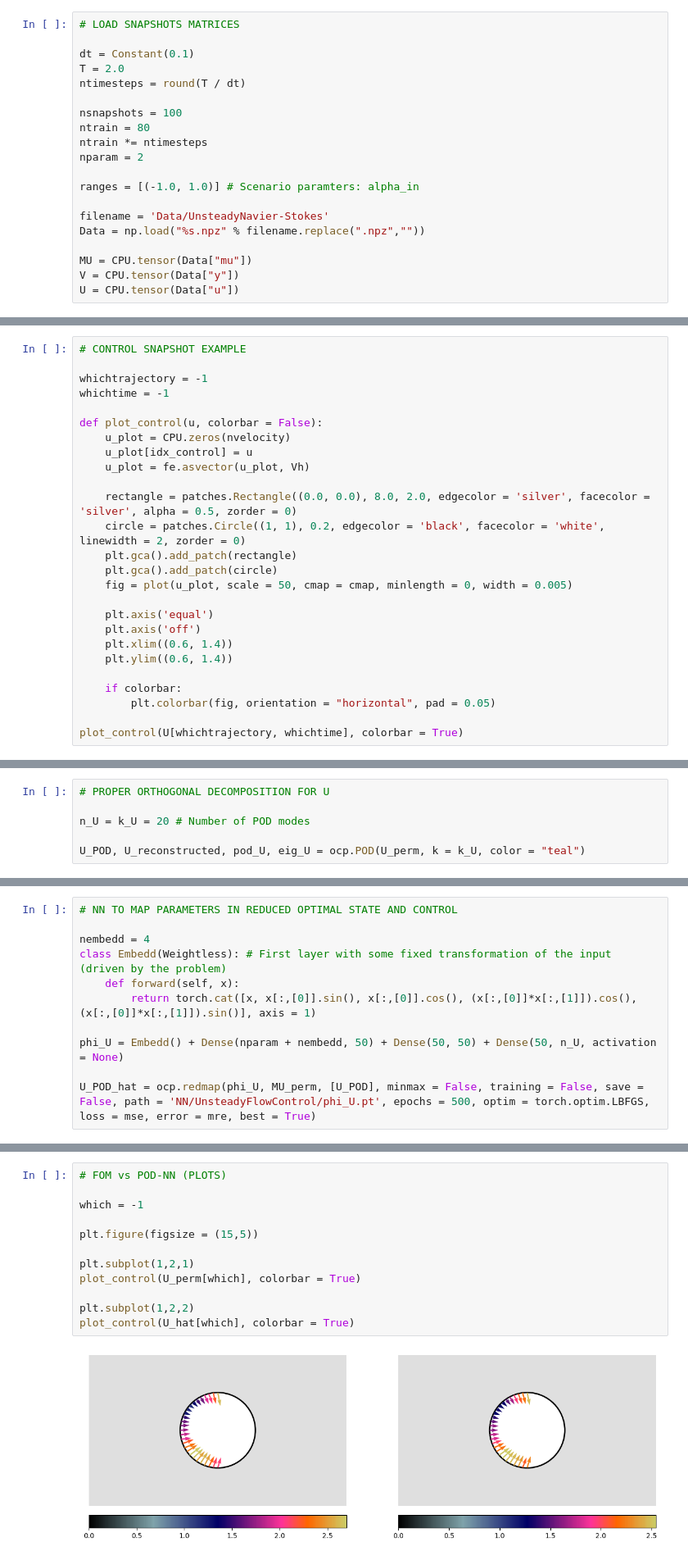
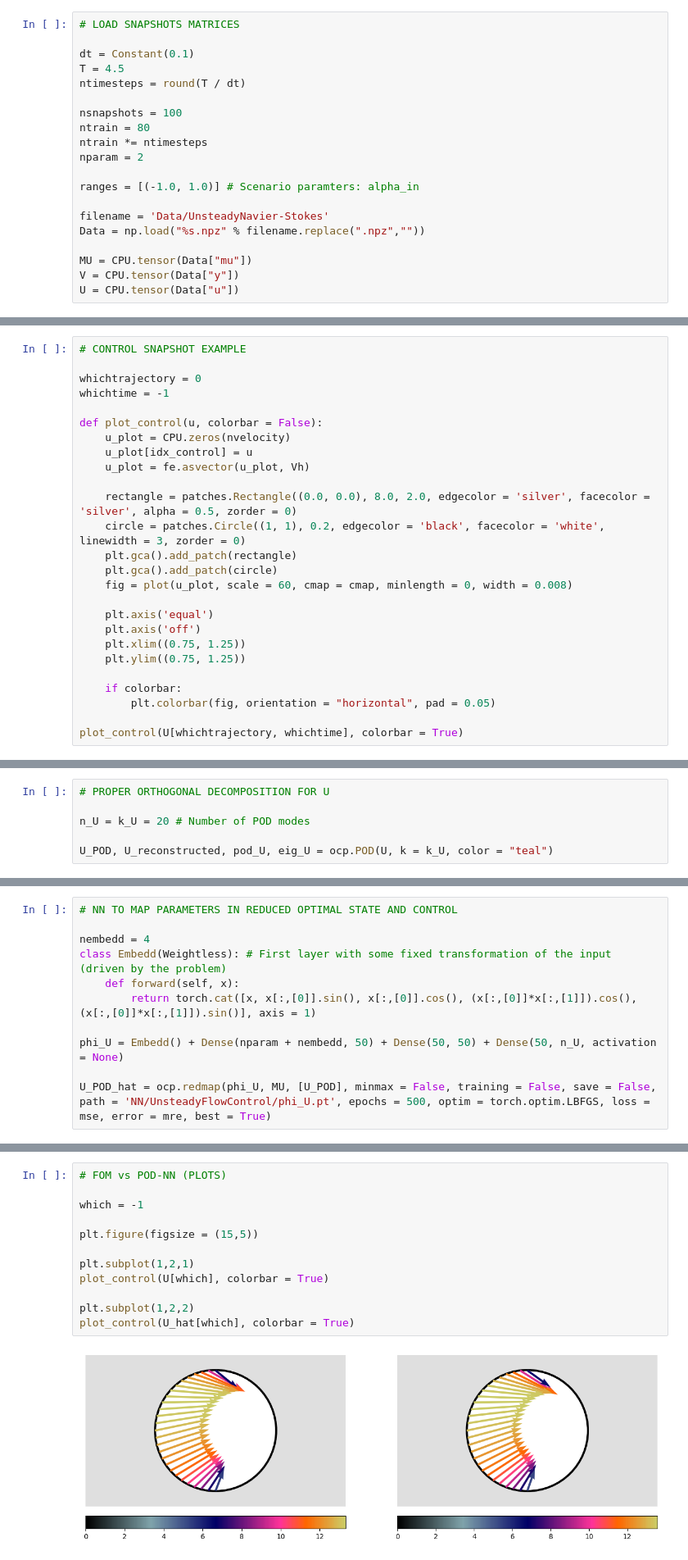
Before and after one commit to MatteoTomasetto/OCP-DL-ROM, a Jupyter notebook: UnsteadyFlowControl.ipynb, the cells around one changed output, grey strips where cells are left out. Shown at 82% size. Drawn from its saved outputs; the diff is of its cells as text.

```diff
--- a/UnsteadyFlowControl.ipynb
+++ b/UnsteadyFlowControl.ipynb
@@ -360,7 +360,7 @@ snapshots(nsnapshots, sampler, core = CPU, verbose = True, filename = 'Data/Unst
 # LOAD SNAPSHOTS MATRICES
 
 dt = Constant(0.1)
-T = 2.0
+T = 4.5
 ntimesteps = round(T / dt)
 
 nsnapshots = 100
@@ -449,7 +449,7 @@ trajectory_control(U[whichtrajectory])
 # %%
 # CONTROL SNAPSHOT EXAMPLE
 
-whichtrajectory = -1
+whichtrajectory = 0
 whichtime = -1
 
 def plot_control(u, colorbar = False):
@@ -458,15 +458,15 @@ def plot_control(u, colorbar = False):
     u_plot = fe.asvector(u_plot, Vh)
 
     rectangle = patches.Rectangle((0.0, 0.0), 8.0, 2.0, edgecolor = 'silver', facecolor = 'silver', alpha = 0.5, zorder = 0)
-    circle = patches.Circle((1, 1), 0.2, edgecolor = 'black', facecolor = 'white', linewidth = 2, zorder = 0)
+    circle = patches.Circle((1, 1), 0.2, edgecolor = 'black', facecolor = 'white', linewidth = 3, zorder = 0)
     plt.gca().add_patch(rectangle)
     plt.gca().add_patch(circle)
-    fig = plot(u_plot, scale = 50, cmap = cmap, minlength = 0, width = 0.005)
+    fig = plot(u_plot, scale = 60, cmap = cmap, minlength = 0, width = 0.008)
 
     plt.axis('equal')
     plt.axis('off')
-    plt.xlim((0.6, 1.4))
-    plt.ylim((0.6, 1.4))
+    plt.xlim((0.75, 1.25))
+    plt.ylim((0.75, 1.25))
 
     if colorbar:
         plt.colorbar(fig, orientation = "horizontal", pad = 0.05)
@@ -579,5 +569,5 @@ plt.title("POD+AE reconstruction");
 
 n_U = k_U = 20 # Number of POD modes
 
-U_POD, U_reconstructed, pod_U, eig_U = ocp.POD(U_perm, k = k_U, color = "teal")
+U_POD, U_reconstructed, pod_U, eig_U = ocp.POD(U, k = k_U, color = "teal")
 # %% [output]
@@ -676,7 +666,7 @@ class Embedd(Weightless): # First layer with some fixed transformation of the in
 
 phi_U = Embedd() + Dense(nparam + nembedd, 50) + Dense(50, 50) + Dense(50, n_U, activation = None)
 
-U_POD_hat = ocp.redmap(phi_U, MU_perm, [U_POD], minmax = False, training = False, save = False, path = 'NN/UnsteadyFlowControl/phi_U.pt', epochs = 500, optim = torch.optim.LBFGS, loss = mse, error = mre, best = True)
+U_POD_hat = ocp.redmap(phi_U, MU, [U_POD], minmax = False, training = False, save = False, path = 'NN/UnsteadyFlowControl/phi_U.pt', epochs = 500, optim = torch.optim.LBFGS, loss = mse, error = mre, best = True)
 # %%
 # POD-NN PREDICTION ERRORS ON TEST DATA
 
@@ -697,17 +687,17 @@ L2 mean relative error on U: 8.74%.
 # %%
 # FOM vs POD-NN (PLOTS)
 
 which = -1
 
 plt.figure(figsize = (15,5))
 
 plt.subplot(1,2,1)
-plot_control(U_perm[which], colorbar = True)
+plot_control(U[which], colorbar = True)
 
 plt.subplot(1,2,2)
 plot_control(U_hat[which], colorbar = True)
 # %% [output]
-[figure, old version]
+[figure, new version]
 # %% [markdown]
 ## Test case: solve the unsteady OCP for a fixed angle of attack
 # %%
```
Also changed, not shown: parts of 27 cells of this notebook, 10 other files.
